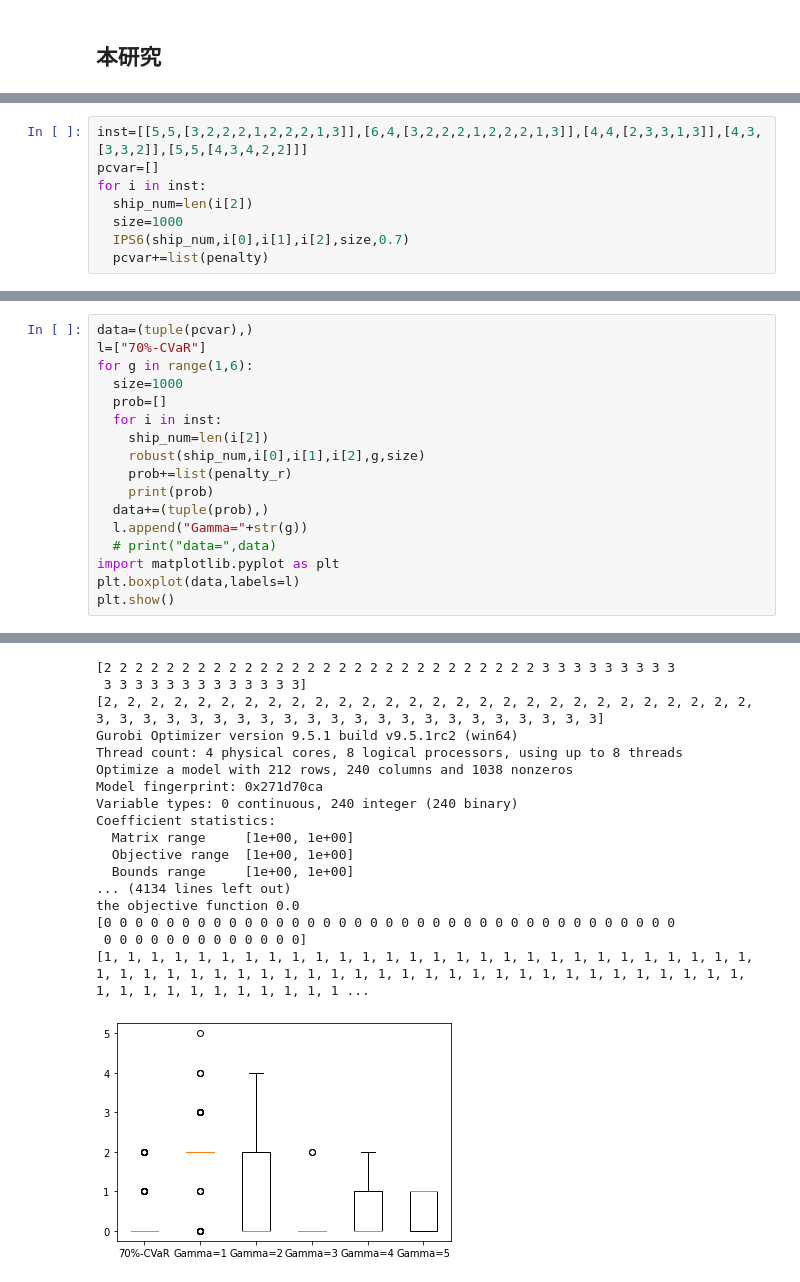
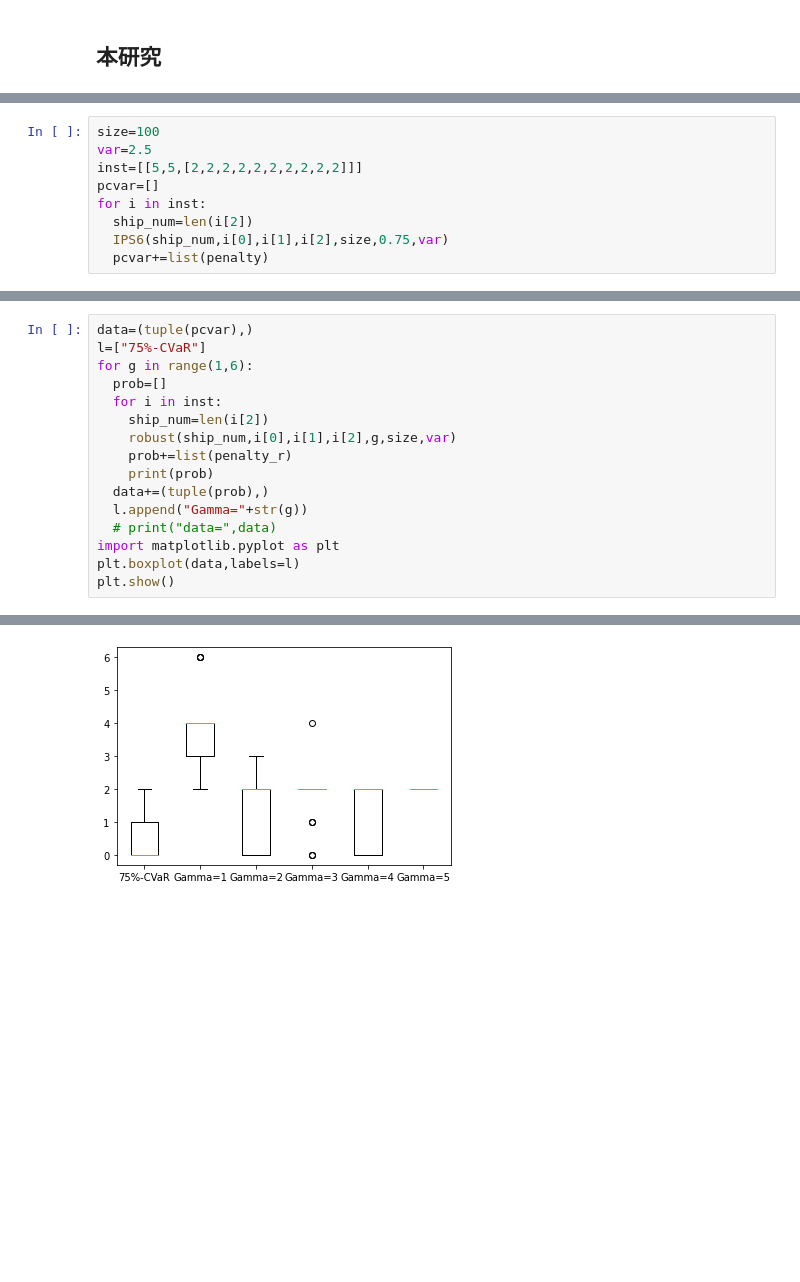
Before and after one commit to ikumadaiki/CPMP, a Jupyter notebook: instance.ipynb, the cells around one changed output, grey strips where cells are left out. Cells and saved outputs as stored; diff of their text form; blank space fills up the shorter version.

```diff
--- a/instance.ipynb
+++ b/instance.ipynb
@@ -152,9 +311,10 @@ def IPS6(ship_num,stack_num,height,n,size,beta):
 # %%
-inst=[[5,5,[3,2,2,2,1,2,2,2,1,3]],[6,4,[3,2,2,2,1,2,2,2,1,3]],[4,4,[2,3,3,1,3]],[4,3,[3,3,2]],[5,5,[4,3,4,2,2]]]
+size=100
+var=2.5
+inst=[[5,5,[2,2,2,2,2,2,2,2,2,2]]]
 pcvar=[]
 for i in inst:
   ship_num=len(i[2])
-  size=1000
-  IPS6(ship_num,i[0],i[1],i[2],size,0.7)
+  IPS6(ship_num,i[0],i[1],i[2],size,0.75,var)
   pcvar+=list(penalty)
 # %% [output]
@@ -343,12 +338,11 @@ def robust(ship_num,stack_num,height,n,Gamma,size):
 # %%
 data=(tuple(pcvar),)
-l=["70%-CVaR"]
+l=["75%-CVaR"]
 for g in range(1,6):
-  size=1000
   prob=[]
   for i in inst:
     ship_num=len(i[2])
-    robust(ship_num,i[0],i[1],i[2],g,size)
+    robust(ship_num,i[0],i[1],i[2],g,size,var)
     prob+=list(penalty_r)
     print(prob)
   data+=(tuple(prob),)
@@ -378,18 +372 @@ Presolve removed 0 rows and 15 columns
-[2 2 2 2 2 2 2 2 2 2 2 2 2 2 2 2 2 2 2 2 2 2 2 2 2 2 2 2 3 3 3 3 3 3 3 3 3
- 3 3 3 3 3 3 3 3 3 3 3 3 3]
-[2, 2, 2, 2, 2, 2, 2, 2, 2, 2, 2, 2, 2, 2, 2, 2, 2, 2, 2, 2, 2, 2, 2, 2, 2, 2, 2, 2, 3, 3, 3, 3, 3, 3, 3, 3, 3, 3, 3, 3, 3, 3, 3, 3, 3, 3, 3, 3, 3, 3]
-Gurobi Optimizer version 9.5.1 build v9.5.1rc2 (win64)
-Thread count: 4 physical cores, 8 logical processors, using up to 8 threads
-Optimize a model with 212 rows, 240 columns and 1038 nonzeros
-Model fingerprint: 0x271d70ca
-Variable types: 0 continuous, 240 integer (240 binary)
-Coefficient statistics:
-  Matrix range     [1e+00, 1e+00]
-  Objective range  [1e+00, 1e+00]
-  Bounds range     [1e+00, 1e+00]
-... (4134 lines left out)
-the objective function 0.0
-[0 0 0 0 0 0 0 0 0 0 0 0 0 0 0 0 0 0 0 0 0 0 0 0 0 0 0 0 0 0 0 0 0 0 0 0 0
- 0 0 0 0 0 0 0 0 0 0 0 0 0]
-[1, 1, 1, 1, 1, 1, 1, 1, 1, 1, 1, 1, 1, 1, 1, 1, 1, 1, 1, 1, 1, 1, 1, 1, 1, 1, 1, 1, 1, 1, 1, 1, 1, 1, 1, 1, 1, 1, 1, 1, 1, 1, 1, 1, 1, 1, 1, 1, 1, 1, 1, 1, 1, 1, 1, 1, 1, 1, 1, 1, 1, 1, 1, 1, 1, 1, 1 ...
-[figure, old version]
+[figure, new version]
```
Also changed, not shown: parts of 7 cells of this notebook.
